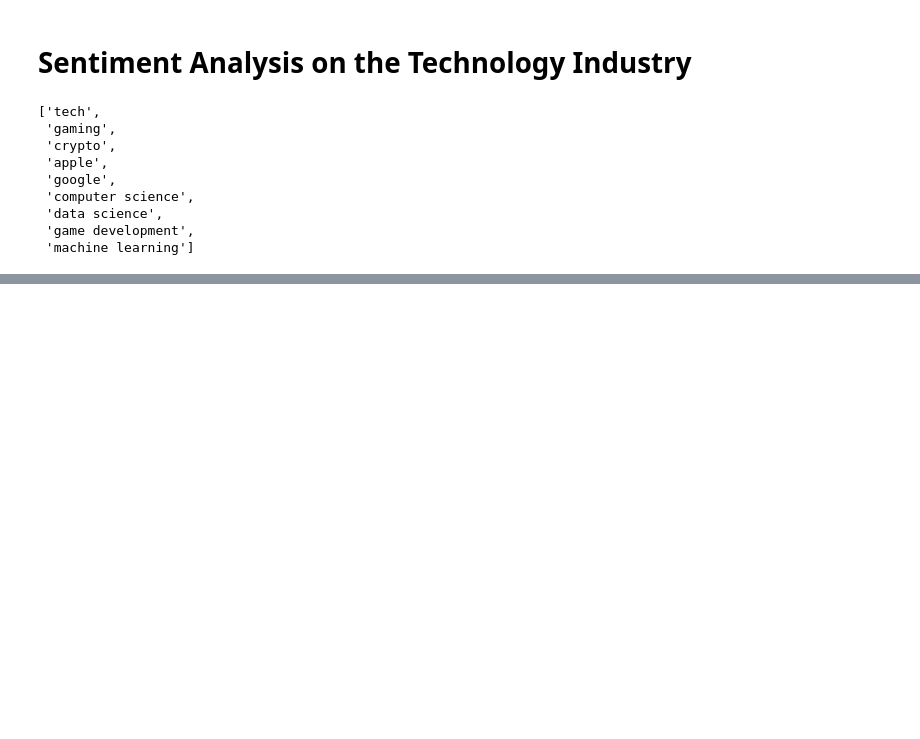
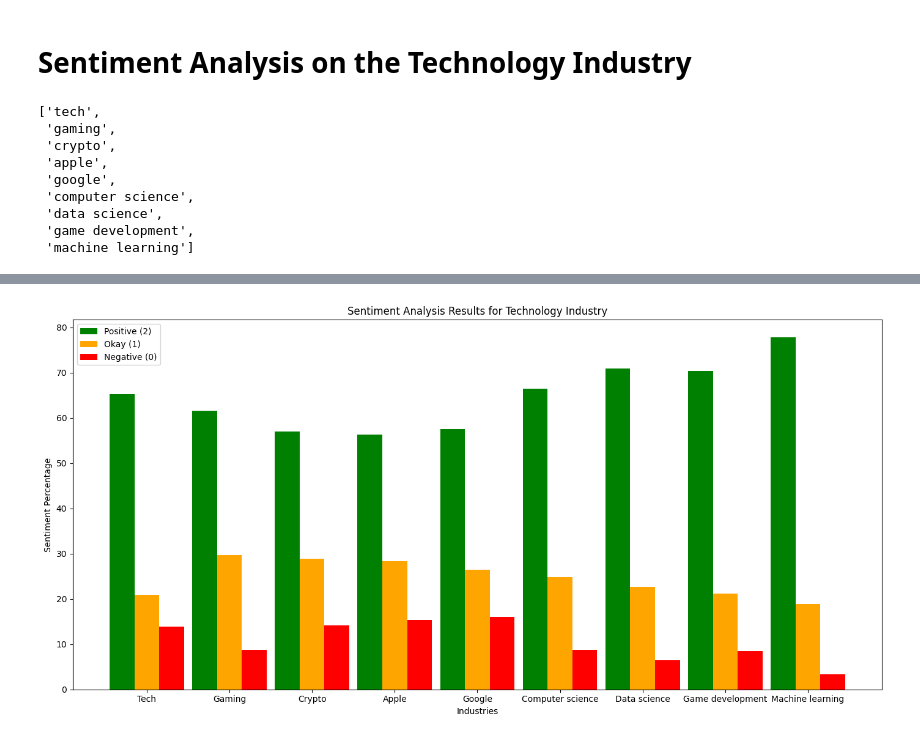
Before and after one commit to bilaalmunir/Data-Science-Youtube-Video-analysis, a Jupyter notebook: main.ipynb, the cells around one changed output, grey strips where cells are left out. Saved outputs shown, nothing was run; the diff lists cells and outputs as text; code cells hidden in the pictures; blank space fills up the shorter version.

Commit message:
Sentiment Analysis Results for Technology Industry

```diff
--- a/main.ipynb
+++ b/main.ipynb
@@ -594,0 +469,13 @@ Machine Learning Negative (0) response: 3.31%
+# %%
+
+Technology_dataframes = [tech_Technology, gaming_Technology, crypto_Technology, apple_Technology, google_Technology, cs_Technology, ds_Technology, gamedev_Technology, ml_Technology]
+
+positive_percentages=[]
+negative_percentages=[]
+okay_percentages=[]
+
+for keyword, dataframe in zip(keywords_in_Technology, Technology_dataframes):
+    pos, okay, neg = analyze_sentiment(keyword, dataframe)
+    positive_percentages.append(pos)
+    okay_percentages.append(okay)
+    negative_percentages.append(neg)
@@ -594,0 +500,19 @@ Machine Learning Negative (0) response: 3.31%
+# %%
+bar_width = 0.3
+index = range(len(keywords_in_Technology))
+plt.figure(figsize=(14, 7))
+
+plt.bar(index, positive_percentages, bar_width, label='Positive (2)', color='green')
+plt.bar([i + bar_width for i in index], okay_percentages, bar_width, label='Okay (1)', color='orange')
+plt.bar([i + 2 * bar_width for i in index], negative_percentages, bar_width, label='Negative (0)', color='red')
+
+plt.xlabel('Industries')
+plt.ylabel('Sentiment Percentage')
+plt.title('Sentiment Analysis Results for Technology Industry')
+plt.xticks([i + bar_width for i in index], [keyword.capitalize() for keyword in keywords_in_Technology])
+plt.legend()
+
+plt.tight_layout()
+plt.show()
+# %% [output]
+[figure, added]
```
Also changed, not shown: parts of 11 cells of this notebook.
